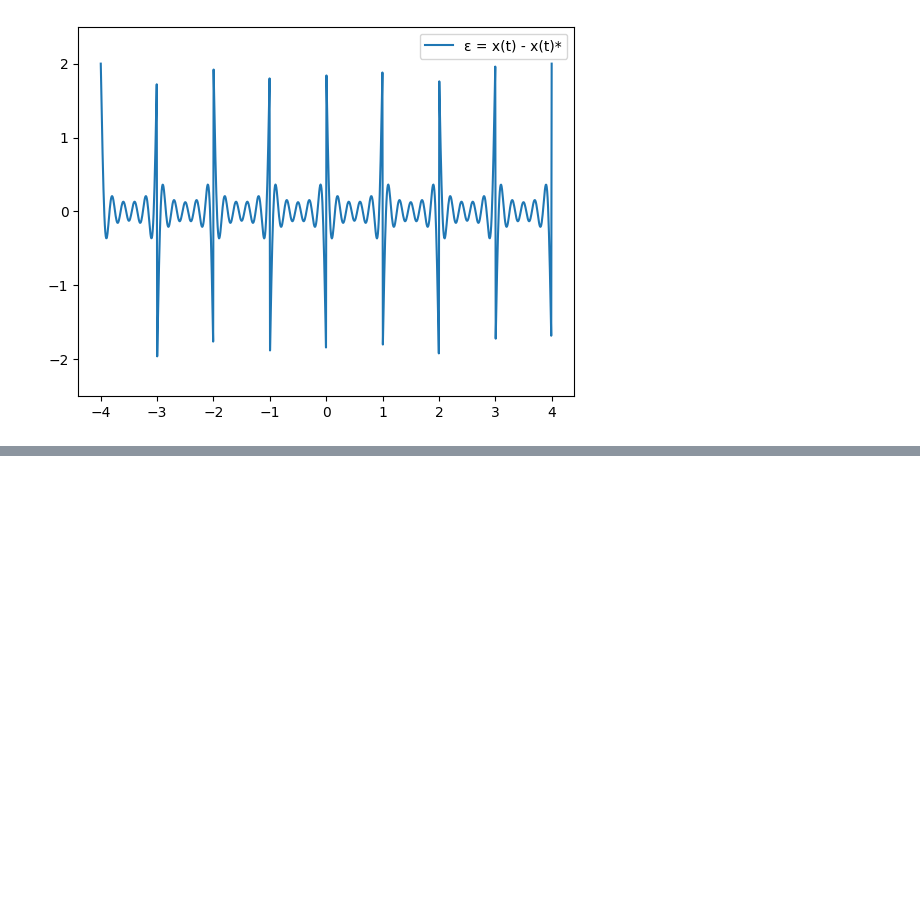
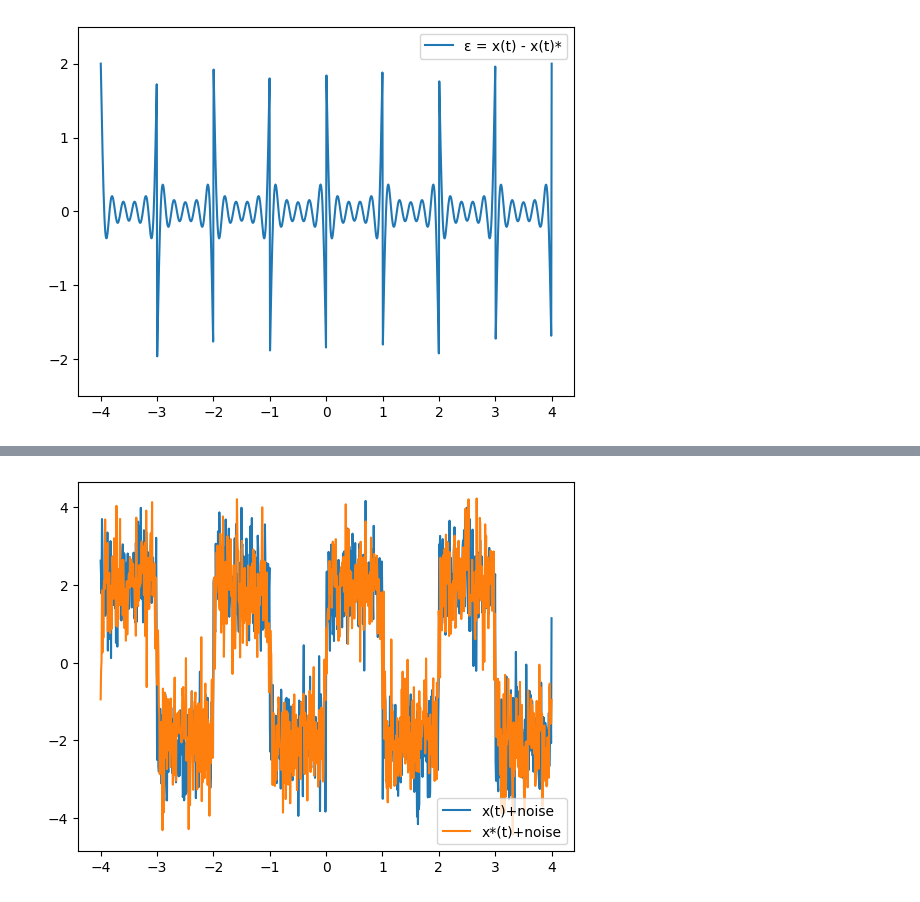
Before and after one commit to NikitaGoltsev/Digital_signals, a Jupyter notebook: lab1.ipynb, the cells around one changed output, grey strips where cells are left out. Saved outputs shown, nothing was run; the diff lists cells and outputs as text; code cells hidden in the pictures; blank space fills up the shorter version.

```diff
--- a/lab1.ipynb
+++ b/lab1.ipynb
@@ -99,0 +188,18 @@ plt.show()
+# %%
+# 4)
+def add_noise(signal, noise_level=0.01):
+    '''
+    Добавление к сигналу гауссовского шума
+    '''
+    return signal + np.random.normal(0, noise_level, len(signal))
+
+
+ynoise = add_noise(y, 0.8)
+y_noise = add_noise(y_, 0.8)
+
+plt.plot(t_square, ynoise, label = 'x(t)+noise')
+plt.plot(t_square, y_noise, label = 'x*(t)+noise')
+plt.legend()
+plt.show()
+# %% [output]
+[figure, added]
```
Also changed, not shown: parts of 4 cells of this notebook.
